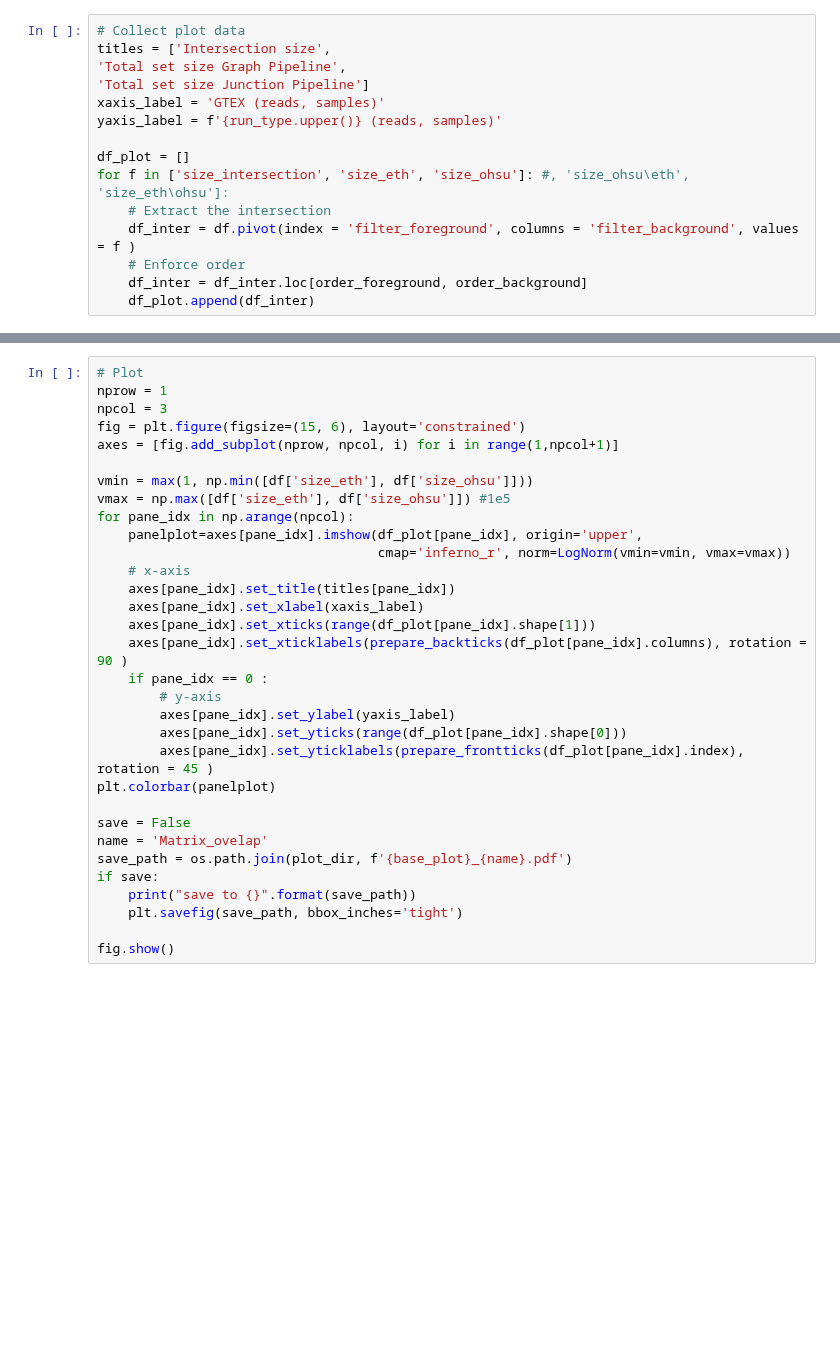
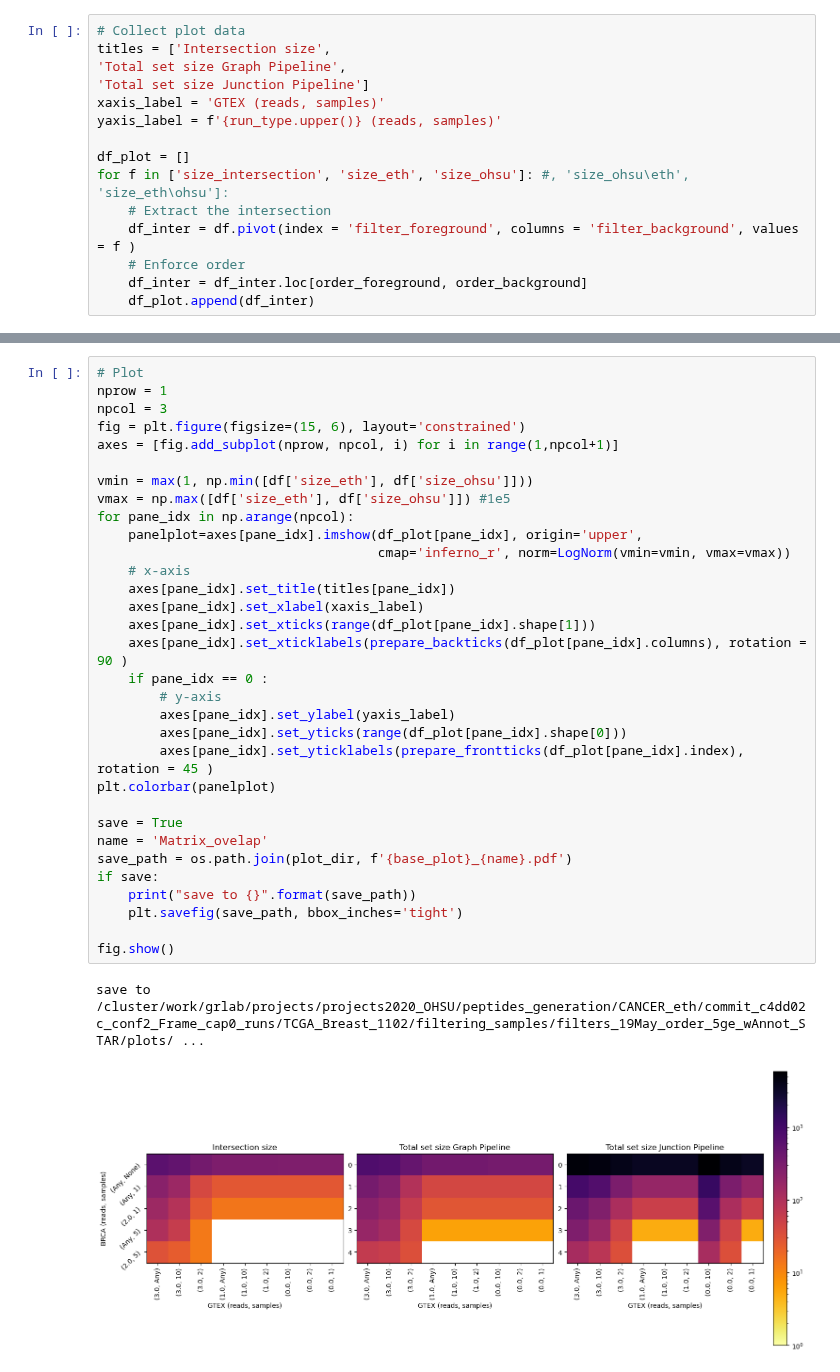
Before and after one commit to ratschlab/projects2020_ohsu, a Jupyter notebook: eth/plotting/OHSU_collab_Rerun_allRF/p20230315_shareness_matrix.ipynb, the cells around one changed output, grey strips where cells are left out. Drawn from its saved outputs; the diff is of its cells as text; blank space fills up the shorter version.

```diff
--- a/eth/plotting/OHSU_collab_Rerun_allRF/p20230315_shareness_matrix.ipynb
+++ b/eth/plotting/OHSU_collab_Rerun_allRF/p20230315_shareness_matrix.ipynb
@@ -312,33 +446,36 @@ df_plot[pane_idx].columns
 # Plot
 nprow = 1
 npcol = 3
 fig = plt.figure(figsize=(15, 6), layout='constrained')
 axes = [fig.add_subplot(nprow, npcol, i) for i in range(1,npcol+1)]
 
 vmin = max(1, np.min([df['size_eth'], df['size_ohsu']]))
 vmax = np.max([df['size_eth'], df['size_ohsu']]) #1e5
 for pane_idx in np.arange(npcol):
     panelplot=axes[pane_idx].imshow(df_plot[pane_idx], origin='upper',
                                     cmap='inferno_r', norm=LogNorm(vmin=vmin, vmax=vmax))
     # x-axis
     axes[pane_idx].set_title(titles[pane_idx])
     axes[pane_idx].set_xlabel(xaxis_label)
     axes[pane_idx].set_xticks(range(df_plot[pane_idx].shape[1]))
     axes[pane_idx].set_xticklabels(prepare_backticks(df_plot[pane_idx].columns), rotation = 90 )
     if pane_idx == 0 :
         # y-axis
         axes[pane_idx].set_ylabel(yaxis_label)
         axes[pane_idx].set_yticks(range(df_plot[pane_idx].shape[0]))
         axes[pane_idx].set_yticklabels(prepare_frontticks(df_plot[pane_idx].index), rotation = 45 )
 plt.colorbar(panelplot)
 
-save = False
+save = True
 name = 'Matrix_ovelap'
 save_path = os.path.join(plot_dir, f'{base_plot}_{name}.pdf')
 if save:
     print("save to {}".format(save_path))
     plt.savefig(save_path, bbox_inches='tight')
 
 fig.show()
+# %% [output]
+save to /cluster/work/grlab/projects/projects2020_OHSU/peptides_generation/CANCER_eth/commit_c4dd02c_conf2_Frame_cap0_runs/TCGA_Breast_1102/filtering_samples/filters_19May_order_5ge_wAnnot_STAR/plots/ ...
+[figure, added]
 # %%
 df_plot[1]
```
Also changed, not shown: parts of 32 cells of this notebook, 3 other files.
